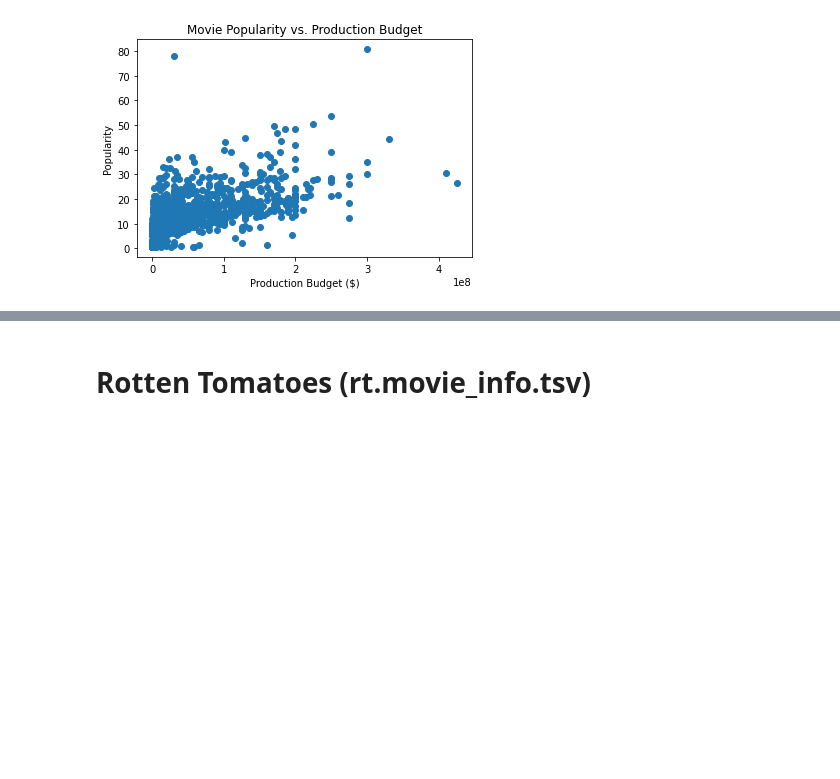
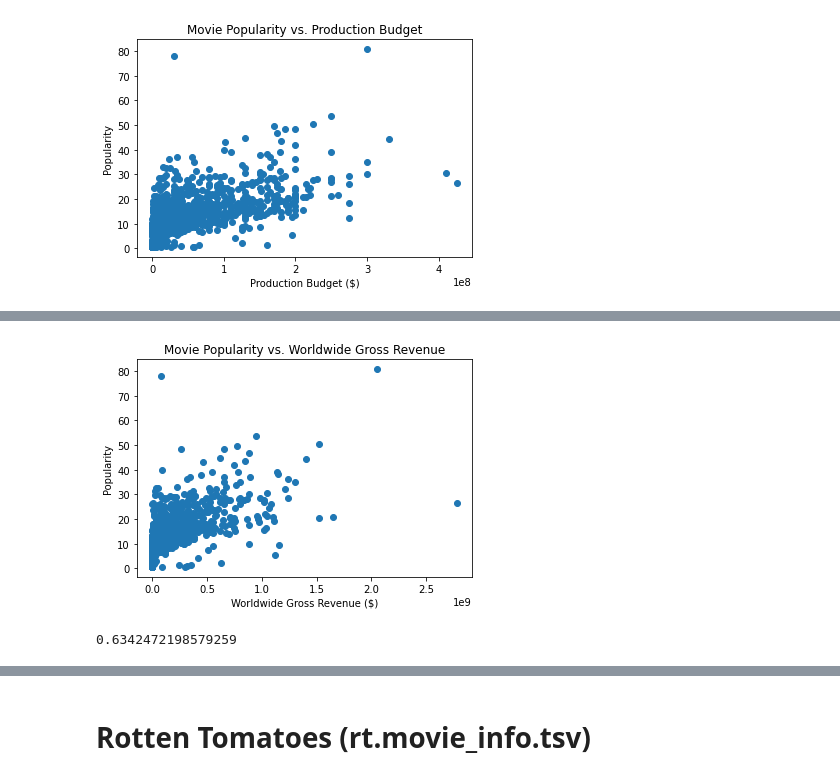
Before and after one commit to ThomasHChapman/p1_project, a Jupyter notebook: ZachWorkingNotebook.ipynb, the cells around one changed output, grey strips where cells are left out. Cells and saved outputs as stored; diff of their text form; code cells hidden in the pictures; blank space fills up the shorter version.

```diff
--- a/ZachWorkingNotebook.ipynb
+++ b/ZachWorkingNotebook.ipynb
@@ -381,0 +408,13 @@ np.corrcoef(budget_movies['production_budget'], budget_movies['popularity'])[0,1
+# %%
+fig, ax = plt.subplots()
+
+ax.scatter(x='worldwide_gross', y='popularity', data=budget_movies);
+ax.set_title('Movie Popularity vs. Worldwide Gross Revenue');
+ax.set_ylabel('Popularity');
+ax.set_xlabel('Worldwide Gross Revenue ($)');
+# %% [output]
+[figure, added]
+# %%
+np.corrcoef(budget_movies['worldwide_gross'], budget_movies['popularity'])[0,1]
+# %% [output]
+0.6342472198579259
```
Also changed, not shown: parts of 49 cells of this notebook, 1 other file.
